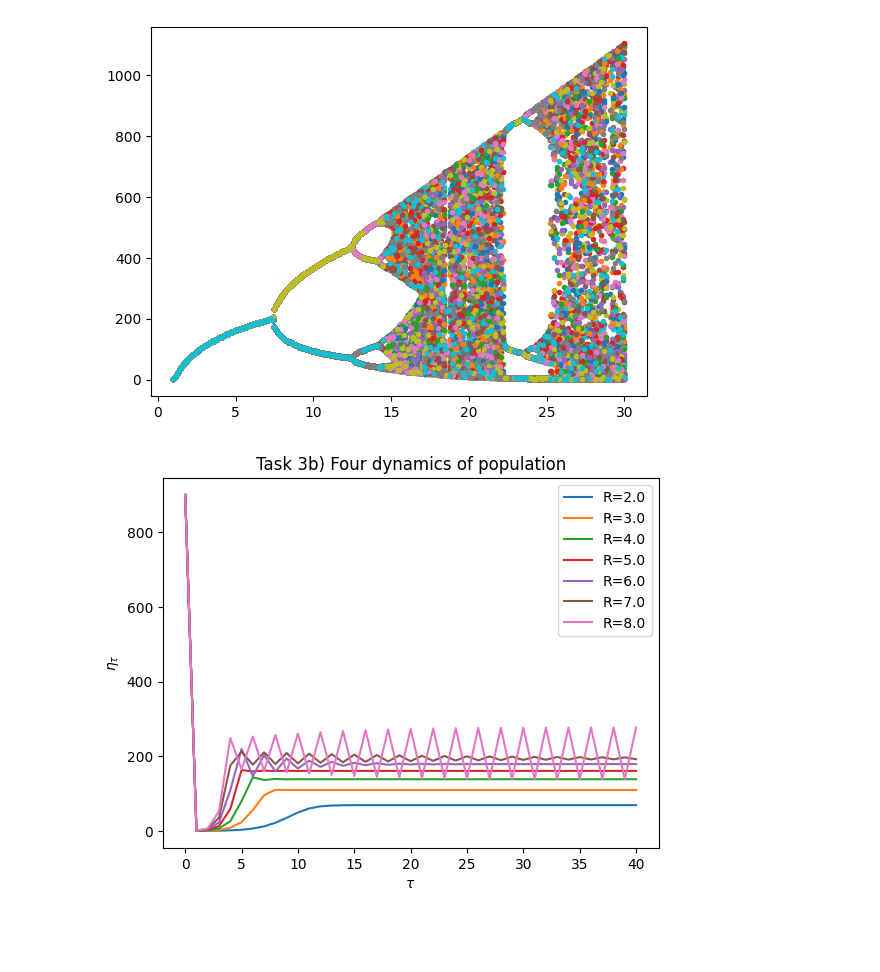
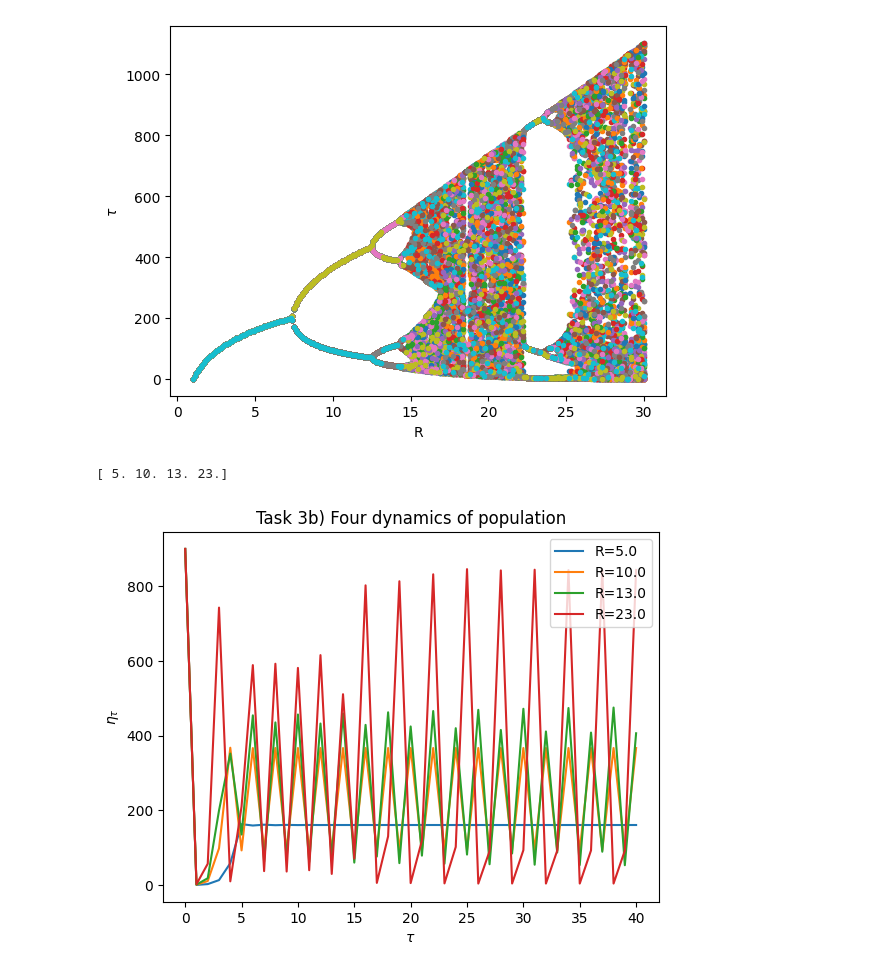
Before and after one commit to Ackejohansson/Complex-Adaptive-System--CAS1, a Jupyter notebook: LP3-CompBio/ProblemSets/ProblemSet1/Task1.3.ipynb, the cells around one changed output. Saved outputs shown, nothing was run; the diff lists cells and outputs as text; code cells hidden in the pictures; blank space fills up the shorter version.

```diff
--- a/LP3-CompBio/ProblemSets/ProblemSet1/Task1.3.ipynb
+++ b/LP3-CompBio/ProblemSets/ProblemSet1/Task1.3.ipynb
@@ -17,22 +16,24 @@ def model():
 # %%
 eta = model()
 plt.plot(R, eta[:,-100:], '.')
-plt.xlabel("$\tau$")
-plt.ylabel("R")
+plt.xlabel("R")
+plt.ylabel(r"$\tau$")
 plt.show()
 # %% [output]
-[figure, old version]
+[figure, new version]
 # %%
-R_four = [10, 20, 30, 40, 50, 60, 70] # TODO: find the correct 4 values
-
+R = np.arange(1, 30+.1, .1)
+R_four = [40, 90, 120, 220]
+print(R[R_four])
 
 for r in R_four:
     plt.plot(eta[r,:41], label=f'R={R[r]:.1f}')
 
 plt.legend()
 plt.title('Task 3b) Four dynamics of population')
 plt.xlabel(r'$\tau$')
 plt.ylabel(r'$\eta_{\tau}$')
 plt.show()
 # %% [output]
+[ 5. 10. 13. 23.]
-[figure, old version]
+[figure, new version]
```
Also changed, not shown: parts of 1 cell of this notebook, 1 other file.
